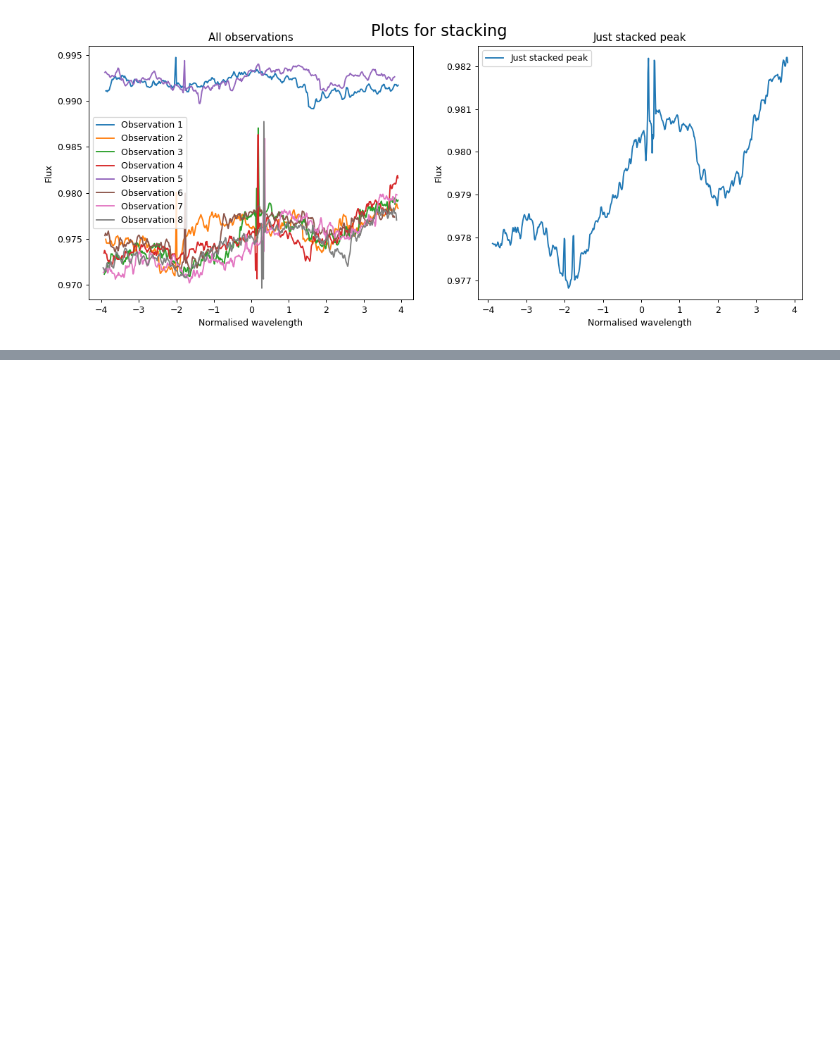
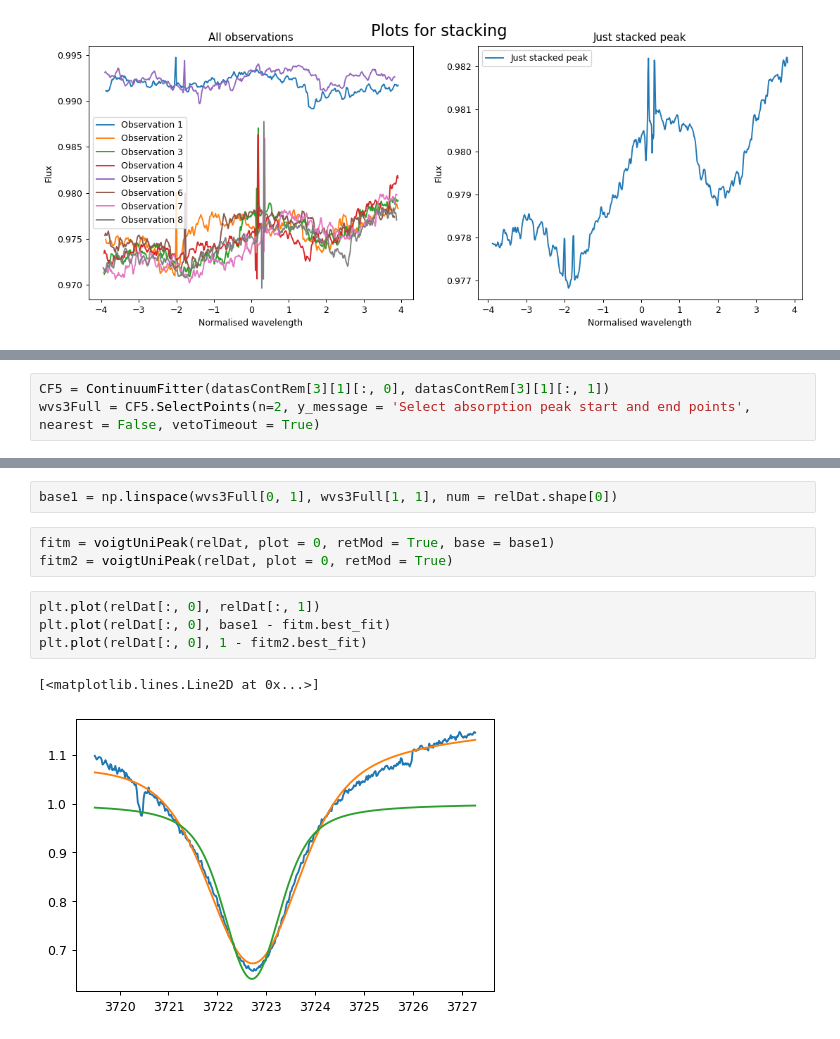
Before and after one commit to jancami/edibles, a Jupyter notebook: edibles/utils/Harshit/DataAccess1.ipynb, the cells around one changed output, grey strips where cells are left out. Saved outputs shown, nothing was run; the diff lists cells and outputs as text; blank space fills up the shorter version.

Commit message:
Slanted abs/emmi peaks dealt properly

```diff
--- a/edibles/utils/Harshit/DataAccess1.ipynb
+++ b/edibles/utils/Harshit/DataAccess1.ipynb
@@ -489,0 +501,3 @@ if (not os.path.exists(fileName)) or fEdit2 == 1:
+# %%
+CF5 = ContinuumFitter(datasContRem[3][1][:, 0], datasContRem[3][1][:, 1])
+wvs3Full = CF5.SelectPoints(n=2, y_message = 'Select absorption peak start and end points', nearest = False, vetoTimeout = True)
@@ -489,0 +514,12 @@ if (not os.path.exists(fileName)) or fEdit2 == 1:
+# %%
+base1 = np.linspace(wvs3Full[0, 1], wvs3Full[1, 1], num = relDat.shape[0])
+# %%
+fitm = voigtUniPeak(relDat, plot = 0, retMod = True, base = base1)
+fitm2 = voigtUniPeak(relDat, plot = 0, retMod = True)
+# %%
+plt.plot(relDat[:, 0], relDat[:, 1])
+plt.plot(relDat[:, 0], base1 - fitm.best_fit)
+plt.plot(relDat[:, 0], 1 - fitm2.best_fit)
+# %% [output]
+[<matplotlib.lines.Line2D at 0x...>]
+[figure, added]
```
Also changed, not shown: parts of 5 cells of this notebook, 1 other file.
